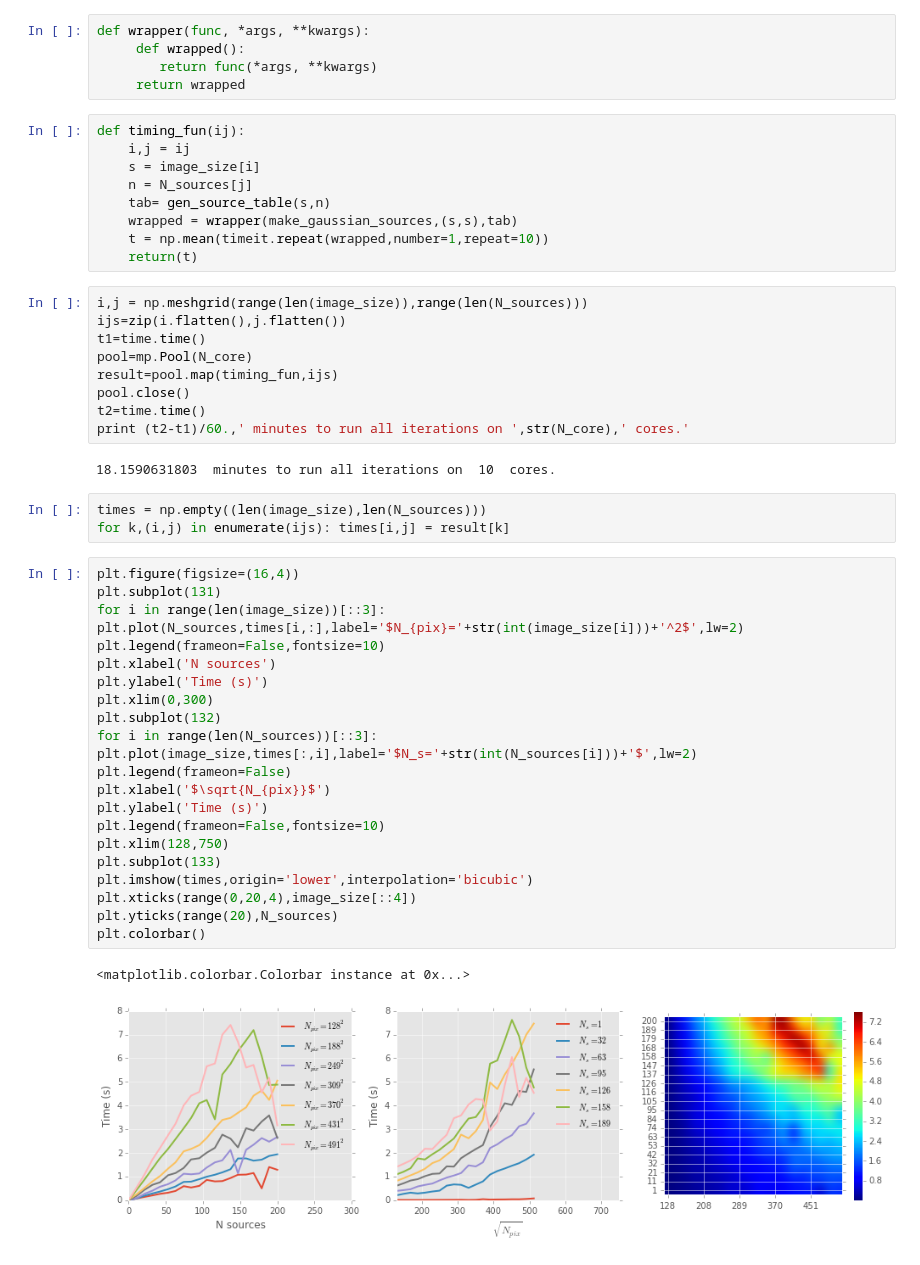
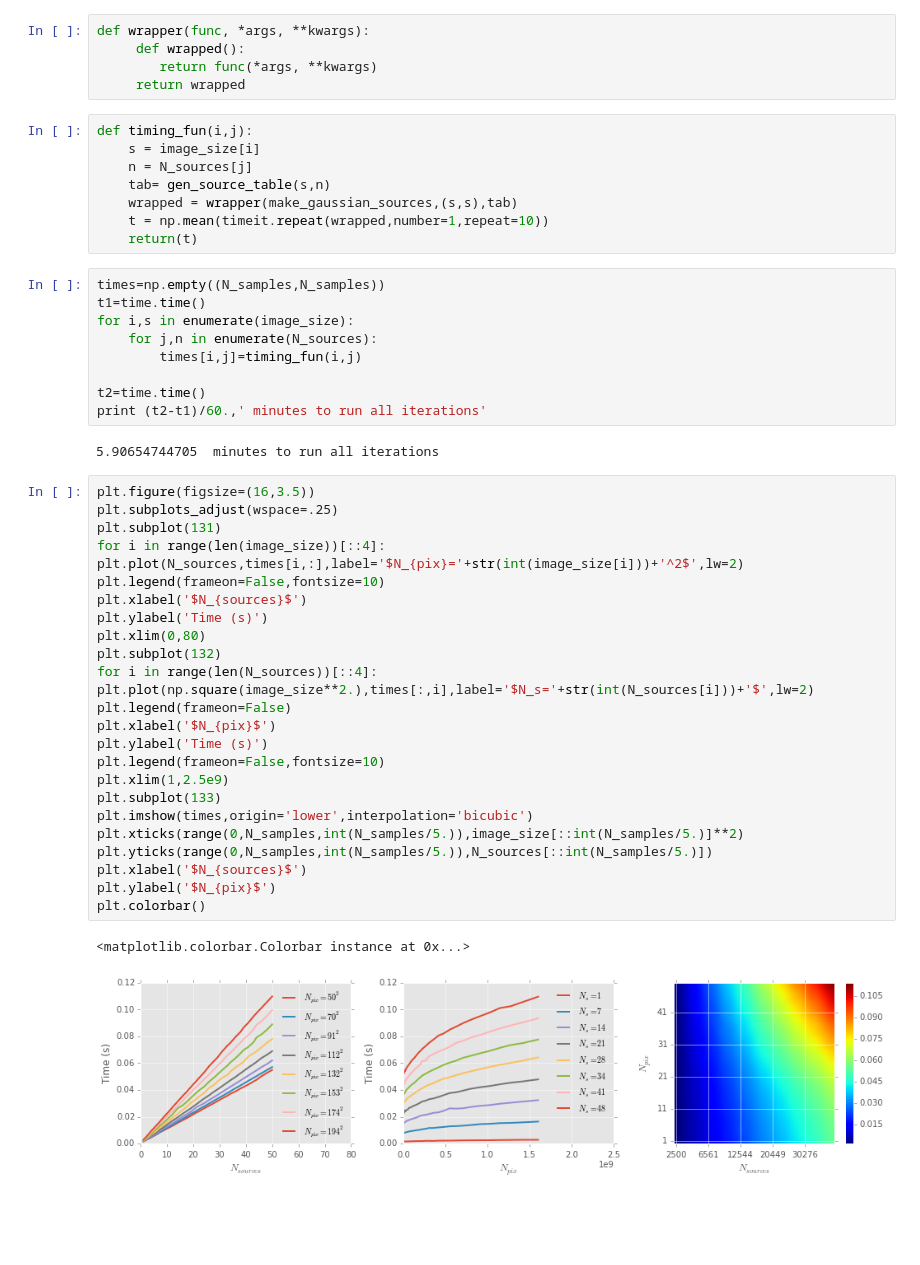
Before and after one commit to astropy/photutils-benchmarks, a Jupyter notebook: notebooks/make_gaussian_sources-timing.ipynb, the cells around one changed output. Saved outputs shown, nothing was run; the diff lists cells and outputs as text; blank space fills up the shorter version.

Commit message:
Remove multiprocessing and decrease parameter ranges

```diff
--- a/notebooks/make_gaussian_sources-timing.ipynb
+++ b/notebooks/make_gaussian_sources-timing.ipynb
@@ -56,48 +57,47 @@ def wrapper(func, *args, **kwargs):
         return func(*args, **kwargs)
      return wrapped
 # %%
-def timing_fun(ij):
-    i,j = ij
+def timing_fun(i,j):
     s = image_size[i]
     n = N_sources[j]
     tab= gen_source_table(s,n)
     wrapped = wrapper(make_gaussian_sources,(s,s),tab)
     t = np.mean(timeit.repeat(wrapped,number=1,repeat=10))
     return(t)
-# %%
-i,j = np.meshgrid(range(len(image_size)),range(len(N_sources)))
-ijs=zip(i.flatten(),j.flatten())
-t1=time.time()
-pool=mp.Pool(N_core)
-result=pool.map(timing_fun,ijs)
-pool.close()
-t2=time.time()
-print (t2-t1)/60.,' minutes to run all iterations on ',str(N_core),' cores.'
-# %% [output]
-18.1590631803  minutes to run all iterations on  10  cores.
-# %%
-times = np.empty((len(image_size),len(N_sources)))
-for k,(i,j) in enumerate(ijs): times[i,j] = result[k]
+# %%
+times=np.empty((N_samples,N_samples))
+t1=time.time()
+for i,s in enumerate(image_size):
+    for j,n in enumerate(N_sources):
+        times[i,j]=timing_fun(i,j)
+
+t2=time.time()
+print (t2-t1)/60.,' minutes to run all iterations'
+# %% [output]
+5.90654744705  minutes to run all iterations
 # %%
-plt.figure(figsize=(16,4))
+plt.figure(figsize=(16,3.5))
+plt.subplots_adjust(wspace=.25)
 plt.subplot(131)
-for i in range(len(image_size))[::3]: plt.plot(N_sources,times[i,:],label='$N_{pix}='+str(int(image_size[i]))+'^2$',lw=2)
+for i in range(len(image_size))[::4]: plt.plot(N_sources,times[i,:],label='$N_{pix}='+str(int(image_size[i]))+'^2$',lw=2)
 plt.legend(frameon=False,fontsize=10)
-plt.xlabel('N sources')
+plt.xlabel('$N_{sources}$')
 plt.ylabel('Time (s)')
-plt.xlim(0,300)
+plt.xlim(0,80)
 plt.subplot(132)
-for i in range(len(N_sources))[::3]: plt.plot(image_size,times[:,i],label='$N_s='+str(int(N_sources[i]))+'$',lw=2)
+for i in range(len(N_sources))[::4]: plt.plot(np.square(image_size**2.),times[:,i],label='$N_s='+str(int(N_sources[i]))+'$',lw=2)
 plt.legend(frameon=False)
-plt.xlabel('$\sqrt{N_{pix}}$')
+plt.xlabel('$N_{pix}$')
 plt.ylabel('Time (s)')
 plt.legend(frameon=False,fontsize=10)
-plt.xlim(128,750)
+plt.xlim(1,2.5e9)
 plt.subplot(133)
 plt.imshow(times,origin='lower',interpolation='bicubic')
-plt.xticks(range(0,20,4),image_size[::4])
-plt.yticks(range(20),N_sources)
+plt.xticks(range(0,N_samples,int(N_samples/5.)),image_size[::int(N_samples/5.)]**2)
+plt.yticks(range(0,N_samples,int(N_samples/5.)),N_sources[::int(N_samples/5.)])
+plt.xlabel('$N_{sources}$')
+plt.ylabel('$N_{pix}$')
 plt.colorbar()
 # %% [output]
 <matplotlib.colorbar.Colorbar instance at 0x...>
-[figure, old version]
+[figure, new version]
```
Also changed, not shown: parts of 3 cells of this notebook.
